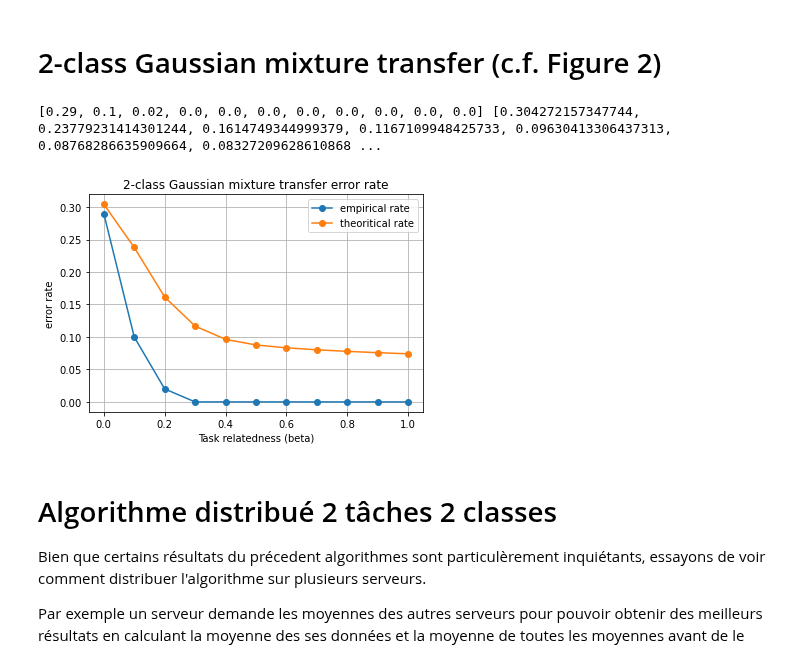
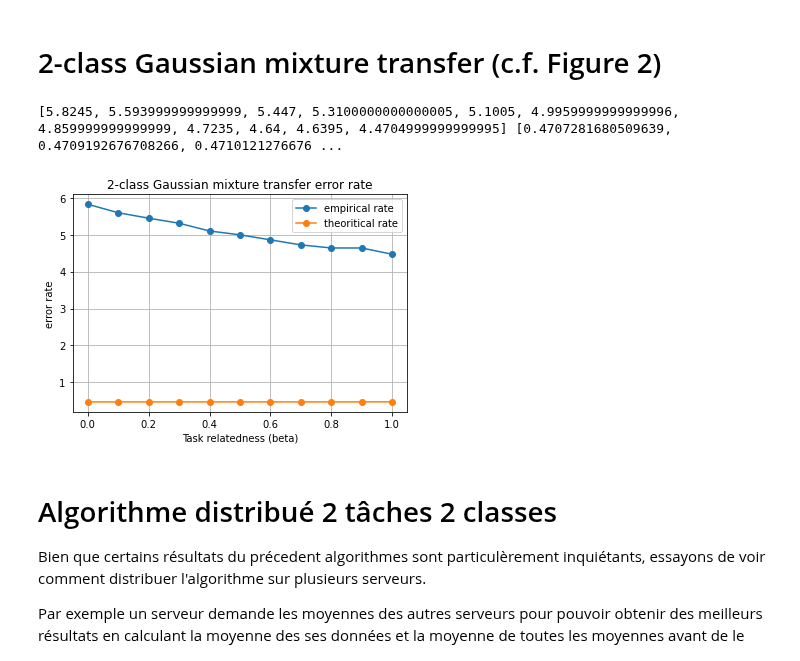
Before and after one commit to Sami-fak/DistributedMTLSPCA, a Jupyter notebook: binary-based_MTL.ipynb, the cells around one changed output. Cells and saved outputs as stored; diff of their text form; code cells hidden in the pictures.

```diff
--- a/binary-based_MTL.ipynb
+++ b/binary-based_MTL.ipynb
@@ -402,7 +417,7 @@ $V^T\mathbf{x}$
 
 On utilise les données du test set $X\_test$. On obtient de très mauvais résultats
 # %%
-def create_mt(t, m, y, Dc, correlation_matrix, k, l):
+def create_mt(t, m, y, Dc, correlation_matrix):
     m_t = []
     for k in range(t):
         m_tj = []
@@ -412,6 +427,6 @@ def create_mt(t, m, y, Dc, correlation_matrix, k, l):
 
     return m_t
 # %%
-m_t = create_mt(t, m, y, Dc, correlation_matrix, k, l)
+m_t = create_mt(t, m, y, Dc, correlation_matrix)
 print(m_t)
 # %% [output]
@@ -438,7 +453,7 @@ def error_rate(m_t, t, nb_tasks, nb_classes, Dc, M_cur):
     power_dc = power_diagonal_matrix(Dc, -1/2)
     inv = np.linalg.inv(M_cur+np.identity(2*nb_tasks))
     et_trans = np.transpose(et1_et2)
-    return qfunc(np.sqrt(et_trans.dot(power_dc).dot(M_cur).dot(inv).dot(M_cur).dot(power_dc).dot(et1_et2)))
+    return qfunc(1/2*np.sqrt(et_trans.dot(power_dc).dot(M_cur).dot(inv).dot(M_cur).dot(power_dc).dot(et1_et2)))
 #erfc(sqrt(e3'*MM*diag(c)*inv((diag(c)*MM*diag(c)+diag(co*c/k)))*diag(c)*MM*e3)/(sqrt(2)))/2;
 # %%
 def plot_error_rate(nb_tasks, nb_classes, emp_rate, error_rate, m_t, Dc, M_cur):
@@ -451,7 +466,7 @@ def plot_error_rate(nb_tasks, nb_classes, emp_rate, error_rate, m_t, Dc, M_cur):
     plt.title(f"Classification error rate per task")
     plt.show()
 # %%
-def compute_error_rate(X_test, m_t, nb_tasks, nb_classes, n_t, Dc, M_cur, display = False):
+def compute_error_rate(X_test, V, m_t, nb_tasks, nb_classes, n_t, Dc, M_cur, display = False):
     """
     Compute and plot classification error rate on test set
     """
@@ -472,7 +487,7 @@ def compute_error_rate(X_test, m_t, nb_tasks, nb_classes, n_t, Dc, M_cur, displa
         emp_rate.append(error/n)
 
     if display:
-        plot_error_rate(nb_tasks, emp_rate, error_rate, m_t)
+        plot_error_rate(nb_tasks, nb_classes, emp_rate, error_rate, m_t, Dc, M_cur)
 
     return np.mean(emp_rate), np.mean([error_rate(m_t[i], i, nb_tasks, nb_classes,  Dc, M_cur) for i in range(nb_tasks)])
 # %%
@@ -494,41 +509,44 @@ beta = np.arange(0,1.1,0.1)
 n_t = [[1000,1000], [50, 50]]
 emp_rate, th_rate = [], []
 for b in beta:
+    # on crée les données synthétiques
     M = mean_matrix(b, p)
     X = gaussian_synthetic_data(n, p, m, t, n_t, M)
     X = normalisation(X, t, m)
     # ca change de tout de normaliser
     X_train, X_test, n_t_train, n_t_test = train_test_split_data(X, 0.5, t, m)
     #y = create_labels(t,m)
+
+    # On calcule les moyennes empiriques
     M_mean = empirical_mean(t, m, X_train, p, n_t_train)
     c = estimate_c(n_t, n, t, m)
     Dc = np.diag(c)
     #print(c)
     correlation_matrix = compute_M_cal(n,p,Dc,M_mean, display=False)
     y = label_evaluation(t,m,Dc,correlation_matrix)
     #print("y = ")
     #matprint(y)
     X_train_aggregated = aggregate_array(X_train, p, n, t, m)
-    X_test_aggregated = aggregate_array(X_train, p, n, t, m)
+    X_test_aggregated = aggregate_array(X_test, p, n, t, m)
     J = create_J(m, t, n, n_t_train)
     V = compute_V(y, X_train_aggregated, J)
-    m_t = create_mt(t, m, y, Dc, correlation_matrix, k, l)
-    emp_rate.append(compute_error_rate(X_test, m_t, t, m, n_t_test, Dc, correlation_matrix)[0])
-    th_rate.append(compute_error_rate(X_test, m_t, t, m, n_t_test, Dc, correlation_matrix)[1])
+    m_t = create_mt(t, m, y, Dc, correlation_matrix)
+    emp_rate.append(compute_error_rate(X_test, V, m_t, t, m, n_t_test, Dc, correlation_matrix)[0])
+    th_rate.append(compute_error_rate(X_test, V, m_t, t, m, n_t_test, Dc, correlation_matrix)[1])
 
 print(emp_rate, th_rate)
 
 plt.plot(beta, emp_rate, '-o', label='empirical rate')
 plt.plot(beta, th_rate, '-o', label='theoritical rate')
 plt.legend()
 plt.title("2-class Gaussian mixture transfer error rate")
 plt.xlabel("Task relatedness (beta)")
 plt.ylabel("error rate")
 plt.grid()
 plt.show()
 # %% [output]
-[0.29, 0.1, 0.02, 0.0, 0.0, 0.0, 0.0, 0.0, 0.0, 0.0, 0.0] [0.304272157347744, 0.23779231414301244, 0.1614749344999379, 0.1167109948425733, 0.09630413306437313, 0.08768286635909664, 0.08327209628610868 ...
+[5.8245, 5.593999999999999, 5.447, 5.3100000000000005, 5.1005, 4.9959999999999996, 4.859999999999999, 4.7235, 4.64, 4.6395, 4.4704999999999995] [0.4707281680509639, 0.4709192676708266, 0.4710121276676 ...
-[figure, old version]
+[figure, new version]
 # %% [markdown]
 # Algorithme distribué 2 tâches 2 classes
 Bien que certains résultats du précedent algorithmes sont particulèrement inquiétants, essayons de voir comment distribuer l'algorithme sur plusieurs serveurs.
```
Also changed, not shown: parts of 21 cells of this notebook.
